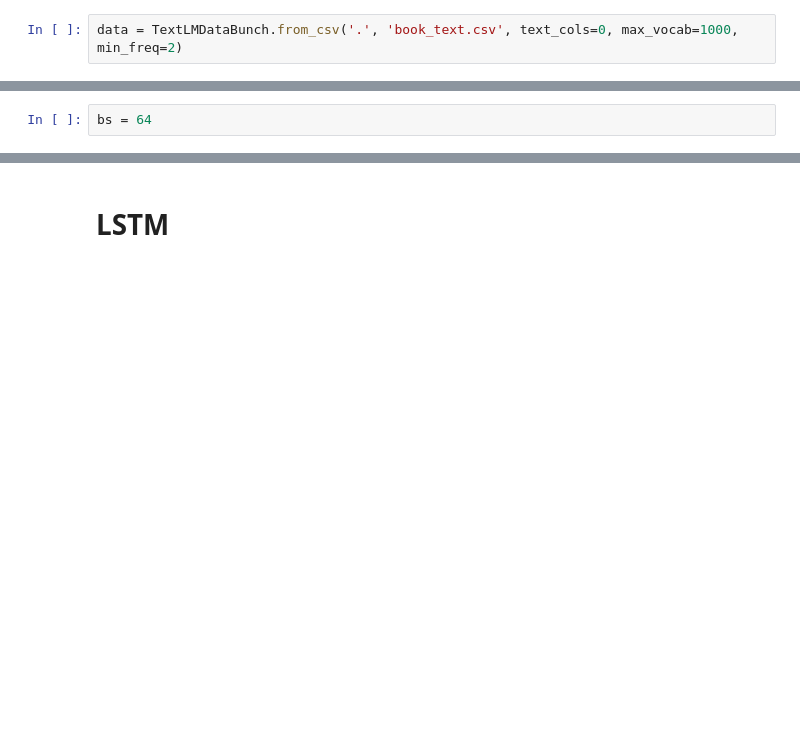
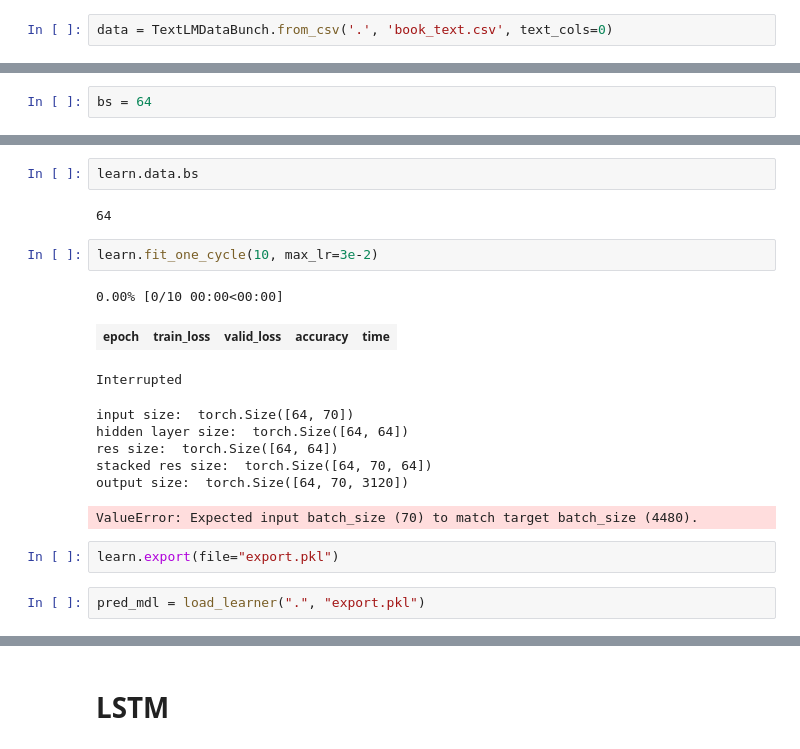
Before and after one commit to rforgione/WarOfTheRNNs, a Jupyter notebook: Model.ipynb, the cells around one changed output, grey strips where cells are left out. Drawn from its saved outputs; the diff is of its cells as text; blank space fills up the shorter version.

```diff
--- a/Model.ipynb
+++ b/Model.ipynb
@@ -83,5 +87,5 @@ BOOK ONE THE COMING OF THE MARTIANS I
 # %%
-data = TextLMDataBunch.from_csv('.', 'book_text.csv', text_cols=0, max_vocab=1000, min_freq=2)
+data = TextLMDataBunch.from_csv('.', 'book_text.csv', text_cols=0)
 # %%
 data
 # %% [output]
@@ -200,0 +277,20 @@ learn = Learner(data, BasicLanguageModel(), metrics=accuracy)
+# %%
+learn.data.bs
+# %% [output]
+64
+# %%
+learn.fit_one_cycle(10, max_lr=3e-2)
+# %% [output]
+0.00% [0/10 00:00<00:00]
+| epoch | train_loss | valid_loss | accuracy | time |
+Interrupted
+input size:  torch.Size([64, 70])
+hidden layer size:  torch.Size([64, 64])
+res size:  torch.Size([64, 64])
+stacked res size:  torch.Size([64, 70, 64])
+output size:  torch.Size([64, 70, 3120])
+ValueError: Expected input batch_size (70) to match target batch_size (4480).
+# %%
+learn.export(file="export.pkl")
+# %%
+pred_mdl = load_learner(".", "export.pkl")
```
Also changed, not shown: parts of 25 cells of this notebook, 2 other files.
